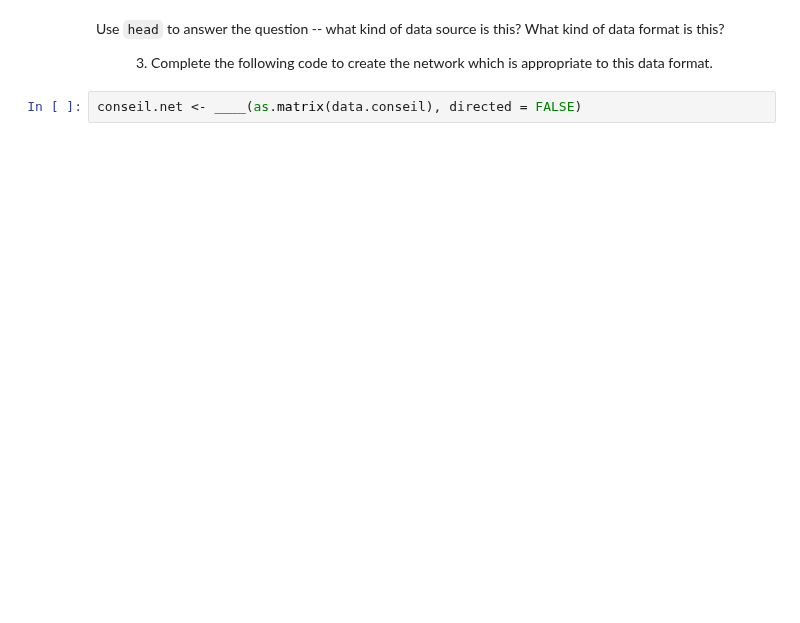
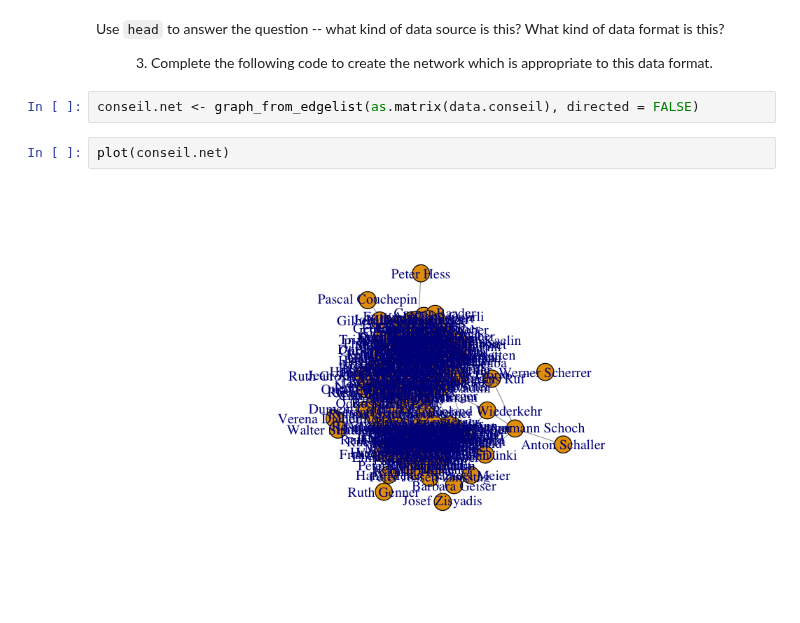
Before and after one commit to alexhanna/zurich-sna, a Jupyter notebook: Introduction to Social Network Analysis.ipynb, the cells around one changed output. Drawn from its saved outputs; the diff is of its cells as text; blank space fills up the shorter version.

```diff
--- a/Introduction to Social Network Analysis.ipynb
+++ b/Introduction to Social Network Analysis.ipynb
@@ -328,4 +331,8 @@ data.conseil = read.csv('data/net_ch_cn1995-1999.csv', header = TRUE, as.is = TR
 Use `head` to answer the question -- what kind of data source is this? What kind of data format is this?
 <dd>3. Complete the following code to create the network which is appropriate to this data format.</dd>
 # %%
-conseil.net <- ____(as.matrix(data.conseil), directed = FALSE)
+conseil.net <- graph_from_edgelist(as.matrix(data.conseil), directed = FALSE)
+# %%
+plot(conseil.net)
+# %% [output]
+[figure, added]
```
Also changed, not shown: parts of 5 cells of this notebook.
